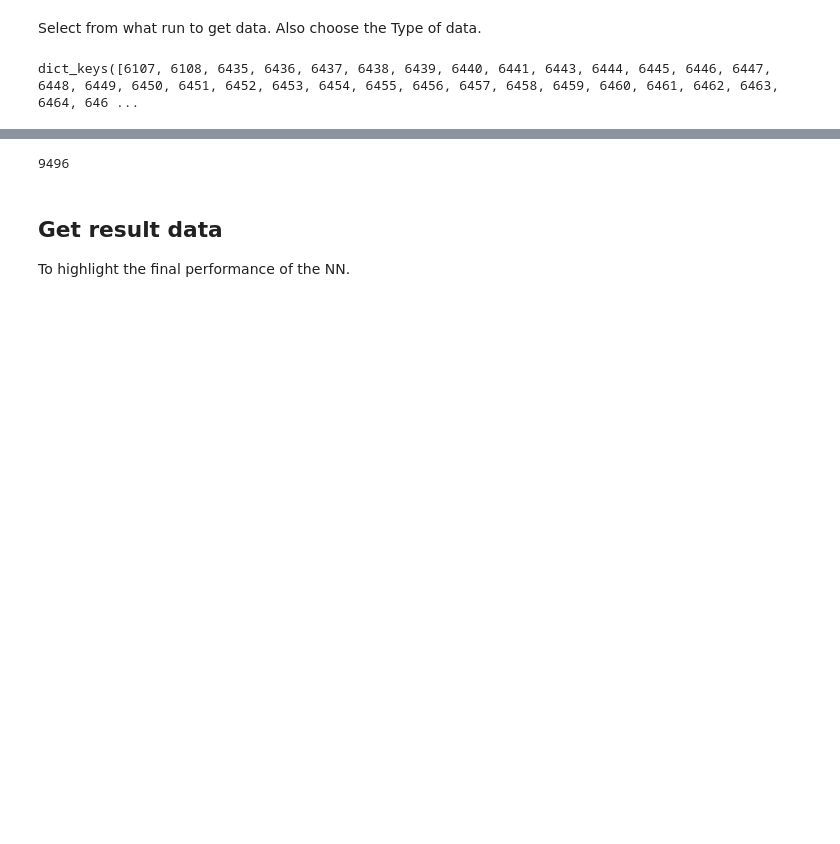
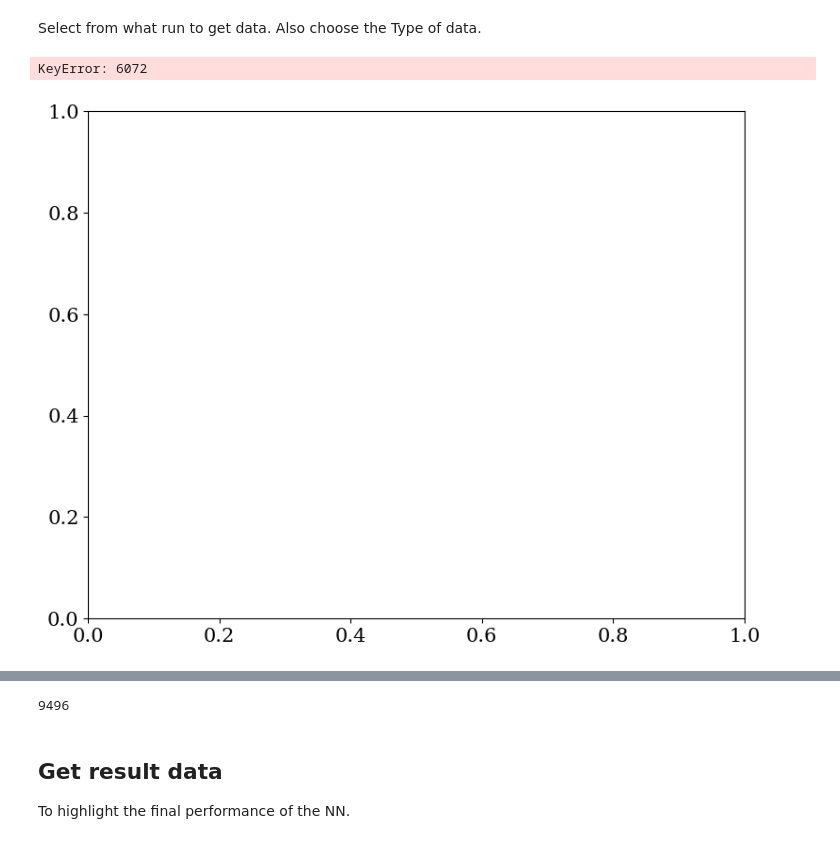
Before and after one commit to muehlefeldt/unity-machine-learning, a Jupyter notebook: python/notebooks/plot.ipynb, the cells around one changed output, grey strips where cells are left out. Cells and saved outputs as stored; diff of their text form; code cells hidden in the pictures; blank space fills up the shorter version.

Commit message:
Plots.

```diff
--- a/python/notebooks/plot.ipynb
+++ b/python/notebooks/plot.ipynb
@@ -32,6 +32,7 @@ class Plot(Enum):
     RESULT_DATA_ENV2 = 5
     DOOR = 6
     DOOR_HIST = 7
+    SENSOR_STUDY = 8
 
 tag_colors = {
     Tag.CUMULATIVE_REWARD: "C1",
@@ -41,11 +42,11 @@ tag_colors = {
 Select from what run to get data. Also choose the Type of data.
 # %%
 multiple_runs = True
-selected_runs: list[int] = [6465] #list(range(6445, 6454))
+selected_runs: list[int] =  list(range(6072, 6081)) #[6072]
 plot_step = 5
 plot_all = True
 selected_tag = Tag.EP_LENGTH
-selected_plot = Plot.RESULT_DATA_ENV2
+selected_plot = Plot.SENSOR_STUDY
 # %%
 """Get y data fro the summary dict using the ID of the training run.
 The tag specifies the selected type of data."""
@@ -92,7 +93,7 @@ with open(summary_file_path, mode="rb") as file:
 matplotlib.rcParams['font.size'] = 15
 matplotlib.rcParams["font.family"] = 'serif'
 # %%
-if selected_plot is Plot.LINEPLOT:
+if selected_plot is Plot.SENSOR_STUDY:
     fig = plt.figure(figsize=(9, 7))
     #fig = plt.figure()
     fig.patch.set_alpha(0.)
@@ -127,40 +128,36 @@ if selected_plot is Plot.LINEPLOT:
 
 
     if selected_tag is Tag.CUMULATIVE_REWARD:
         #axs_first.set_ylim(-2, 1.5)
         axs_first.set_ylim(-2, 1.1)
         #axs_first.axhline(1.25, label="Reward limit = 1.25", color="C3", linestyle="dashed")
         axs_first.axhline(1.0, label="Reward limit = 1.0", color="C3", linestyle="dashed")
         axs_first.set_ylabel("Reward")
         axs_first.set_title("Cumulative reward")
 
     elif selected_tag is Tag.EP_LENGTH:
         axs_first.set_ylim(0, 200)
         axs_first.set_ylabel("Length")
         axs_first.set_title("Episode length")
 
     elif selected_tag is Tag.DOOR_PASSAGE:
         axs_first.set_ylim(-1, 1)
         axs_first.set_ylabel("Passage Quality")
         axs_first.set_title("Door passage")
 
     axs_first.set_xlabel("Step")
 
     axs_first.legend()
     axs_first.grid()
 
     plt.subplots_adjust(hspace=0.4)
     plt.style.use("default")
     plt.tight_layout()
     #plt.savefig(f"{selected_run}_all.pdf")
     fig.savefig(f"{selected_runs[0]}-{selected_runs[-1]}_{selected_tag}.pdf")
+# %% [output]
+KeyError: 6072
+[figure, added]
-# %%
-summary_dict.keys()
-#len(get_y_data(summary_dict, id, Tag.COLLISION_INITIAL))
-#len(get_y_data(summary_dict, id, Tag.COLLISION_STAY))
-#len(summary_dict[id]["steps"])
-# %% [output]
-dict_keys([6107, 6108, 6435, 6436, 6437, 6438, 6439, 6440, 6441, 6443, 6444, 6445, 6446, 6447, 6448, 6449, 6450, 6451, 6452, 6453, 6454, 6455, 6456, 6457, 6458, 6459, 6460, 6461, 6462, 6463, 6464, 646 ...
 # %%
 if selected_plot is Plot.COLLISION:
     fig = plt.figure(figsize=(9, 7))
```
Also changed, not shown: parts of 2 cells of this notebook, 1 other file.
